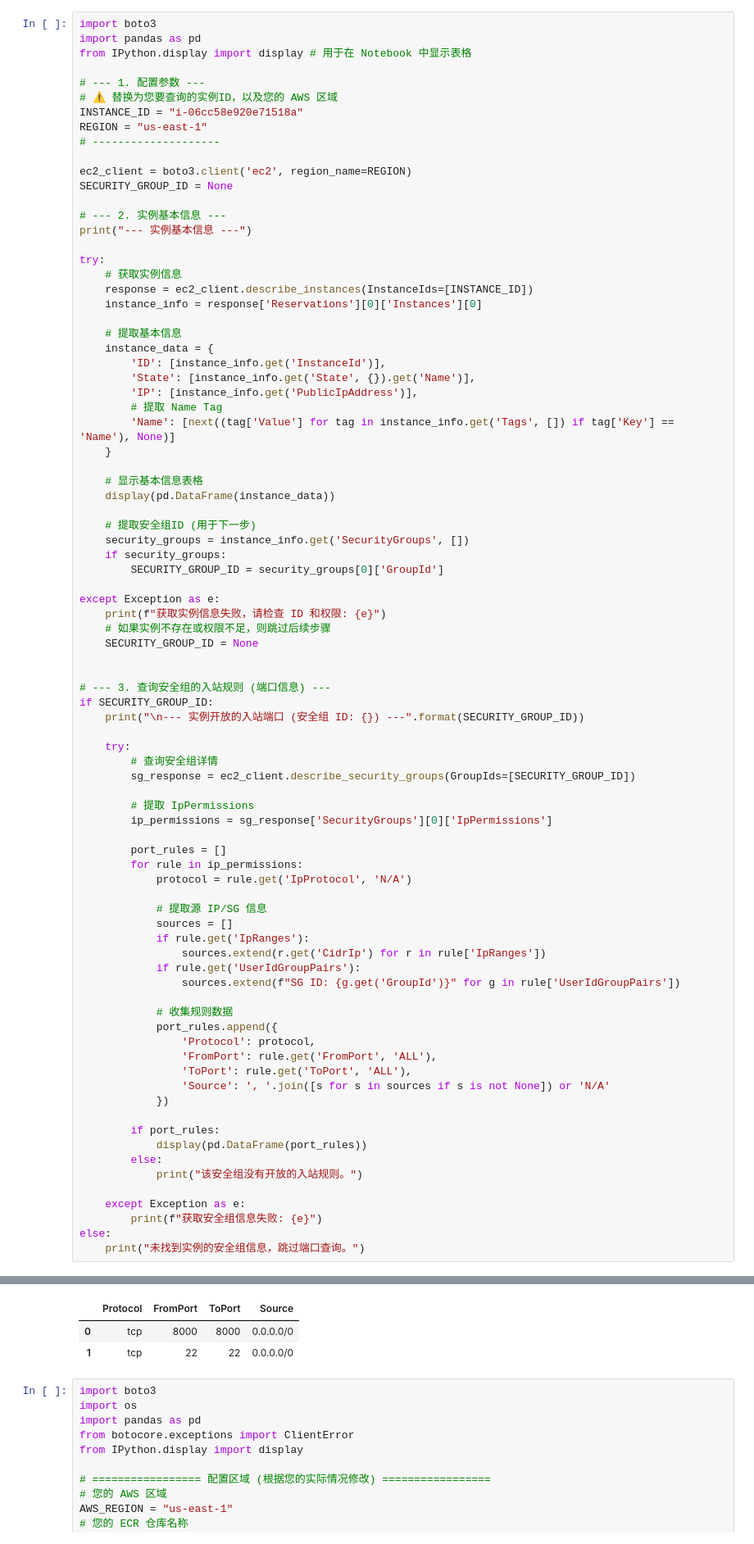
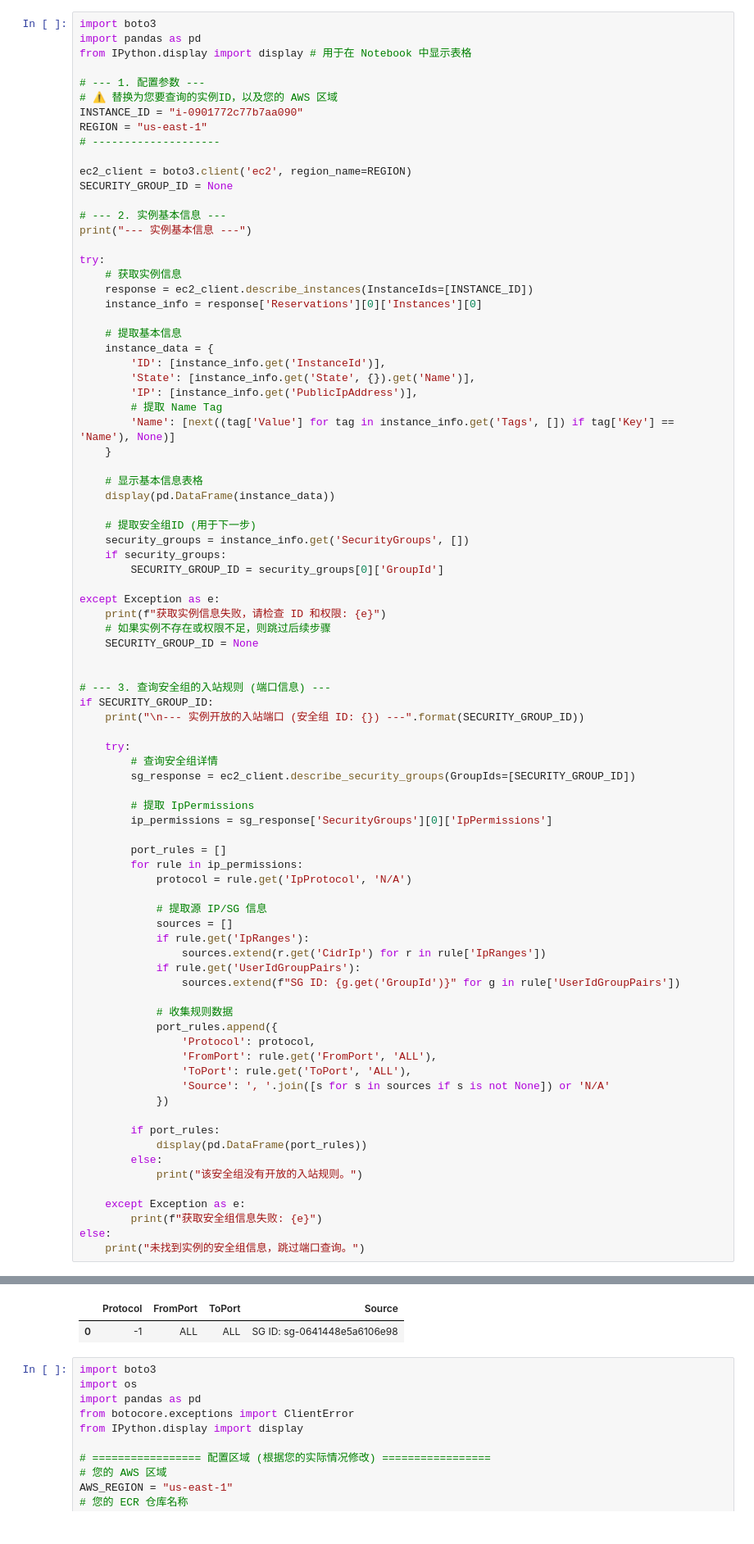
Before and after one commit to vinnie071015/sleeping-disorder-mlops, a Jupyter notebook: adjustment_for_project.ipynb, the cells around one changed output, grey strips where cells are left out. Shown at 82% size. Cells and saved outputs as stored; diff of their text form.

```diff
--- a/adjustment_for_project.ipynb
+++ b/adjustment_for_project.ipynb
@@ -5,7 +5,7 @@ from IPython.display import display # 用于在 Notebook 中显示表格
 
 # --- 1. 配置参数 ---
 # ⚠️ 替换为您要查询的实例ID，以及您的 AWS 区域
-INSTANCE_ID = "i-06cc58e920e71518a"
+INSTANCE_ID = "i-0901772c77b7aa090"
 REGION = "us-east-1"
 # --------------------
 
@@ -90,6 +90,5 @@ else:
 |  | Protocol | FromPort | ToPort | Source |
-| 0 | tcp | 8000 | 8000 | 0.0.0.0/0 |
-| 1 | tcp | 22 | 22 | 0.0.0.0/0 |
+| 0 | -1 | ALL | ALL | SG ID: sg-0641448e5a6106e98 |
 # %%
 import boto3
 import os
```
Also changed, not shown: parts of 5 cells of this notebook, 4 other files.
